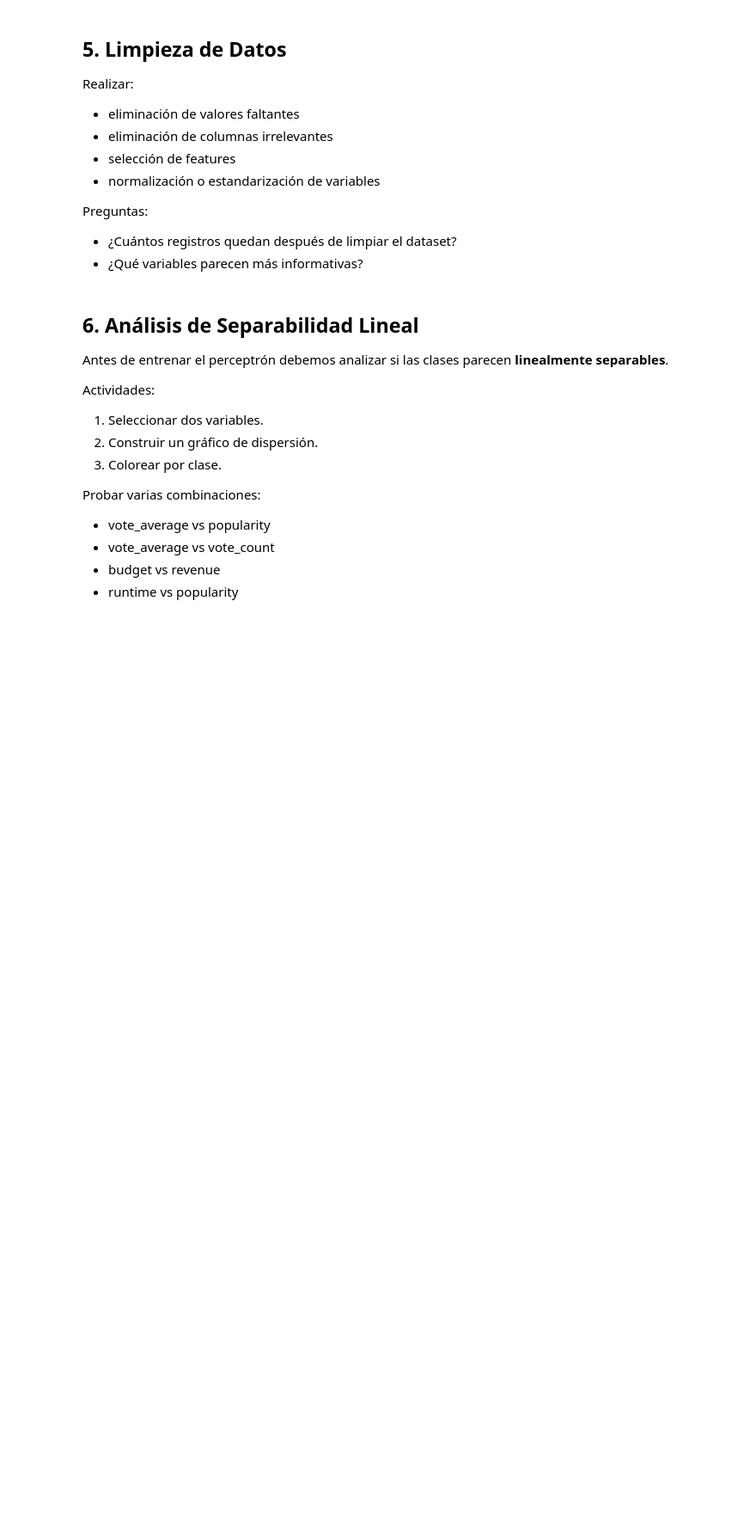
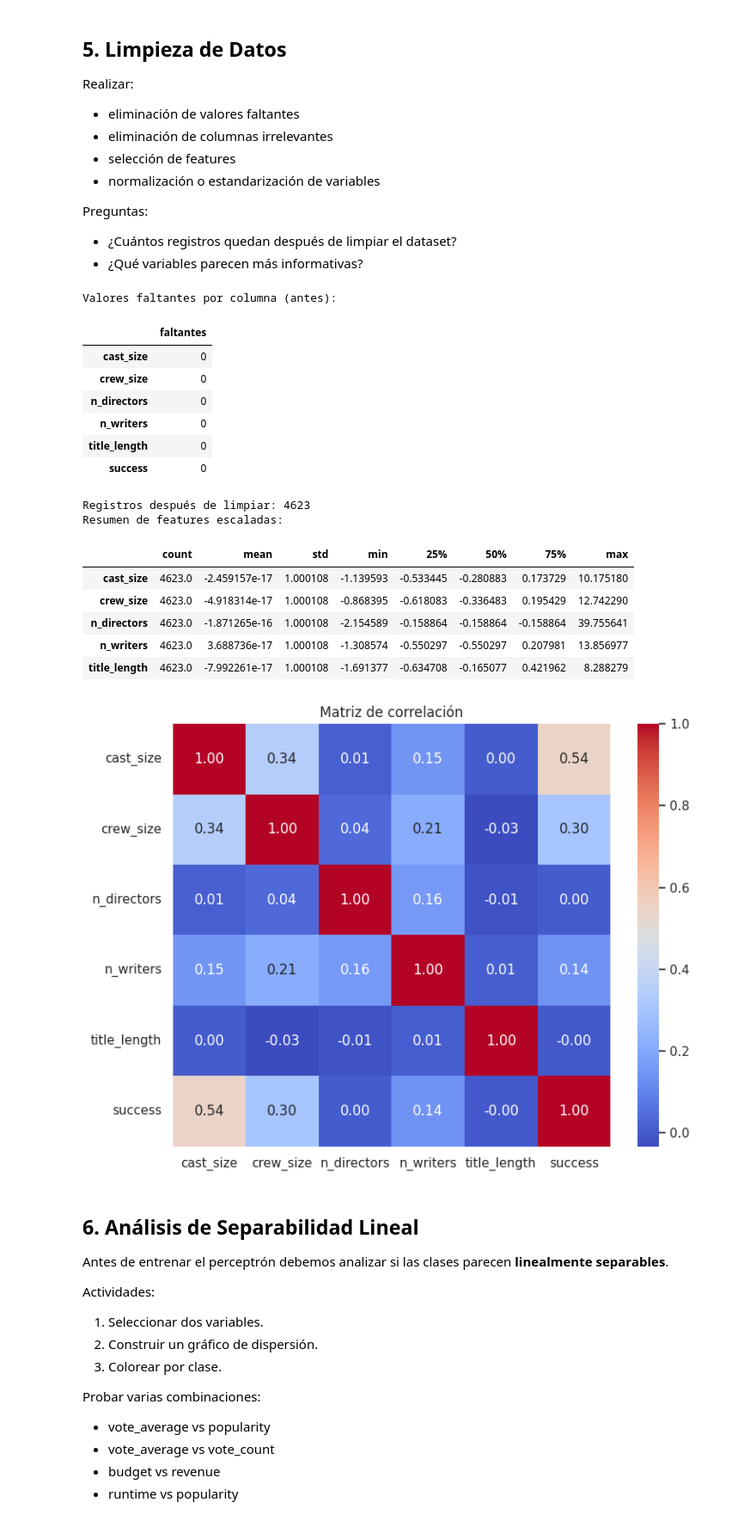
Before and after one commit to GeorgeKonrad29/AlgoritmosComputacionBlanda, a Jupyter notebook: Perceptron/taller_perceptron_peliculas.ipynb, the cells around one changed output. Shown at 86% size. Drawn from its saved outputs; the diff is of its cells as text; code cells hidden in the pictures; blank space fills up the shorter version.

```diff
--- a/Perceptron/taller_perceptron_peliculas.ipynb
+++ b/Perceptron/taller_perceptron_peliculas.ipynb
@@ -174,30 +257,48 @@ Preguntas:
 # %%
 # Limpieza y normalización
 from sklearn.preprocessing import StandardScaler
 
 print('Valores faltantes por columna (antes):')
 display(df.isna().sum().to_frame('faltantes'))
 
 df_clean = df.dropna().drop_duplicates().copy()
 print(f'Registros después de limpiar: {df_clean.shape[0]}')
 
-X_cols = ['budget', 'popularity', 'runtime', 'vote_average', 'vote_count', 'revenue']
+X_cols = [c for c in df_clean.columns if c != 'success']
 X = df_clean[X_cols].copy()
 y = df_clean['success'].copy()
 
 scaler = StandardScaler()
 X_scaled = scaler.fit_transform(X)
 X_scaled_df = pd.DataFrame(X_scaled, columns=X_cols, index=X.index)
 
 print('Resumen de features escaladas:')
 display(X_scaled_df.describe().T)
 
 # Correlaciones para discutir variables informativas
 plt.figure(figsize=(8, 6))
 sns.heatmap(df_clean[X_cols + ['success']].corr(), annot=True, cmap='coolwarm', fmt='.2f')
 plt.title('Matriz de correlación')
 plt.tight_layout()
 plt.show()
+# %% [output]
+Valores faltantes por columna (antes):
+|  | faltantes |
+| cast_size | 0 |
+| crew_size | 0 |
+| n_directors | 0 |
+| n_writers | 0 |
+| title_length | 0 |
+| success | 0 |
+Registros después de limpiar: 4623
+Resumen de features escaladas:
+|  | count | mean | std | min | 25% | 50% | 75% | max |
+| cast_size | 4623.0 | -2.459157e-17 | 1.000108 | -1.139593 | -0.533445 | -0.280883 | 0.173729 | 10.175180 |
+| crew_size | 4623.0 | -4.918314e-17 | 1.000108 | -0.868395 | -0.618083 | -0.336483 | 0.195429 | 12.742290 |
+| n_directors | 4623.0 | -1.871265e-16 | 1.000108 | -2.154589 | -0.158864 | -0.158864 | -0.158864 | 39.755641 |
+| n_writers | 4623.0 | 3.688736e-17 | 1.000108 | -1.308574 | -0.550297 | -0.550297 | 0.207981 | 13.856977 |
+| title_length | 4623.0 | -7.992261e-17 | 1.000108 | -1.691377 | -0.634708 | -0.165077 | 0.421962 | 8.288279 |
+[figure, added]
 # %% [markdown]
 ## 6. Análisis de Separabilidad Lineal
 
```
Also changed, not shown: parts of 10 cells of this notebook, 14 other files.
